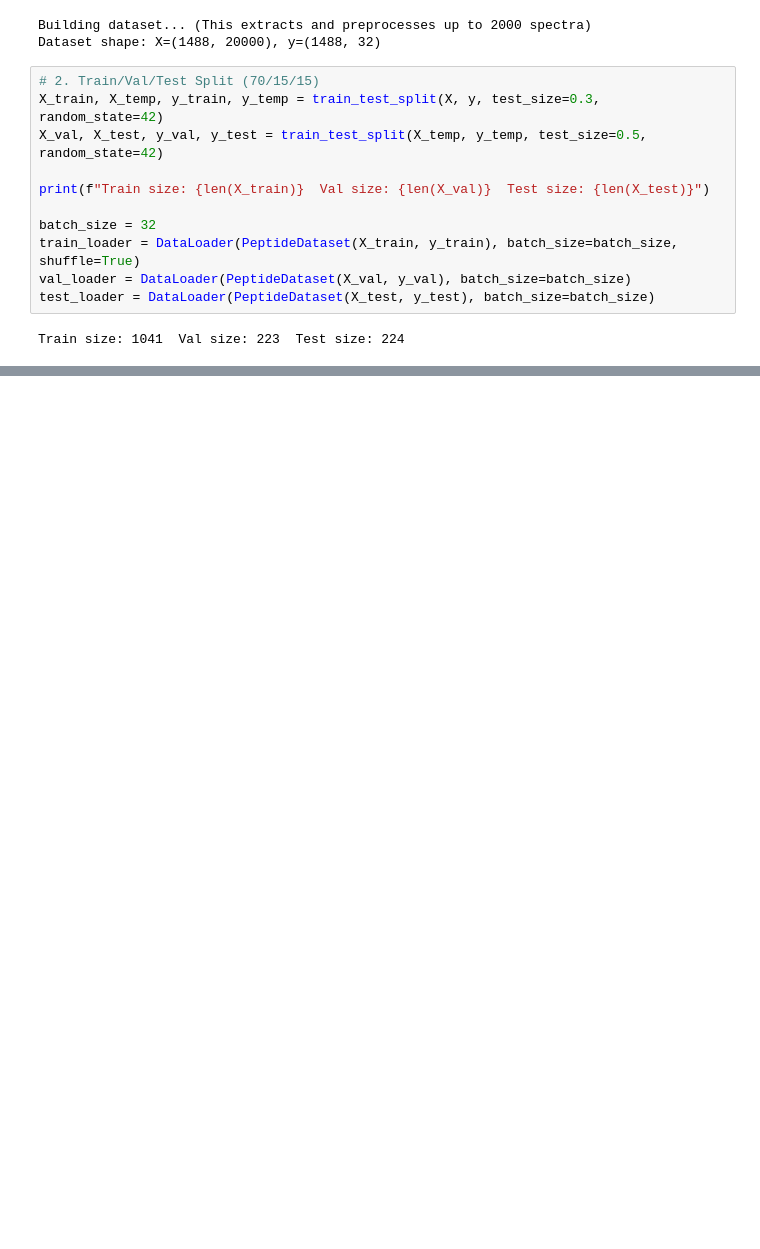
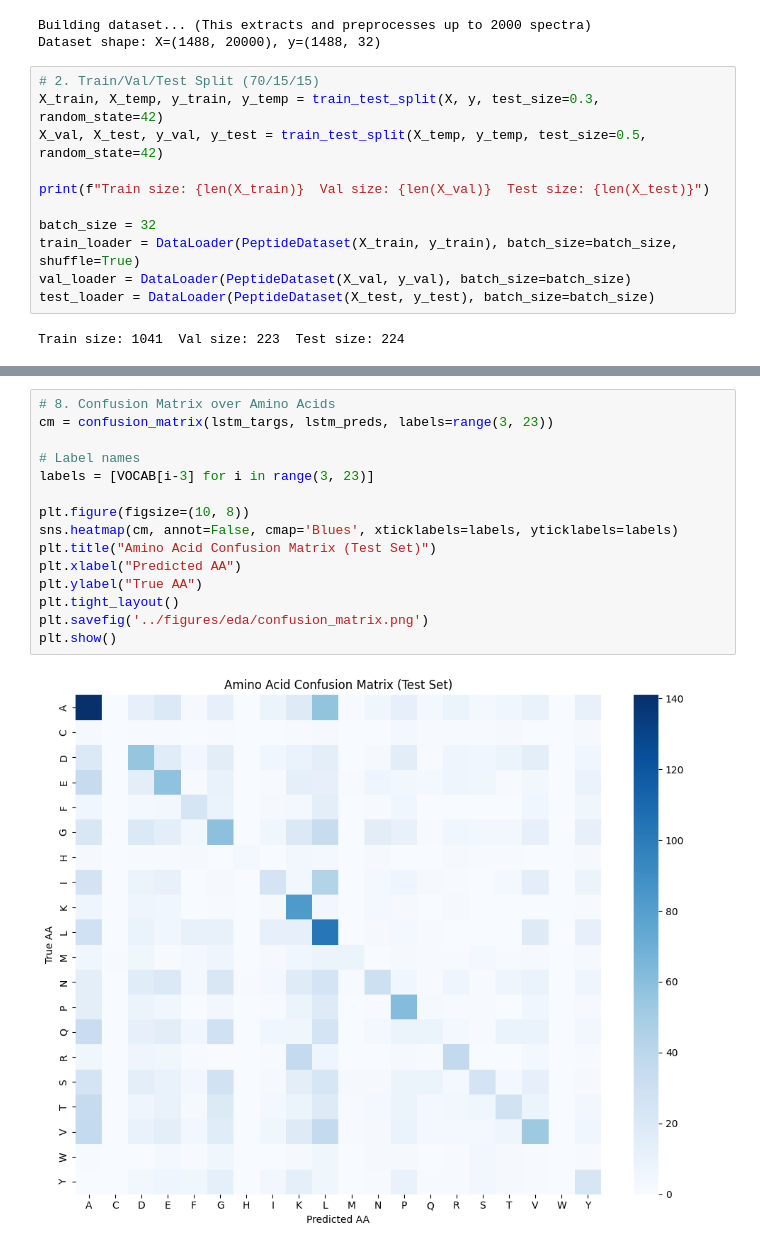
Before and after one commit to AkshayRevankarDev/peptide-diffusion, a Jupyter notebook: notebooks/03_baseline.ipynb, the cells around one changed output, grey strips where cells are left out. Saved outputs shown, nothing was run; the diff lists cells and outputs as text; blank space fills up the shorter version.

```diff
--- a/notebooks/03_baseline.ipynb
+++ b/notebooks/03_baseline.ipynb
@@ -227 +349,18 @@ plt.show()
+# %%
+# 8. Confusion Matrix over Amino Acids
+cm = confusion_matrix(lstm_targs, lstm_preds, labels=range(3, 23))
+
+# Label names
+labels = [VOCAB[i-3] for i in range(3, 23)]
+
+plt.figure(figsize=(10, 8))
+sns.heatmap(cm, annot=False, cmap='Blues', xticklabels=labels, yticklabels=labels)
+plt.title("Amino Acid Confusion Matrix (Test Set)")
+plt.xlabel("Predicted AA")
+plt.ylabel("True AA")
+plt.tight_layout()
+plt.savefig('../figures/eda/confusion_matrix.png')
+plt.show()
+# %% [output]
+[figure, added]
 # %%
```
Also changed, not shown: parts of 10 cells of this notebook, 10 other files.
